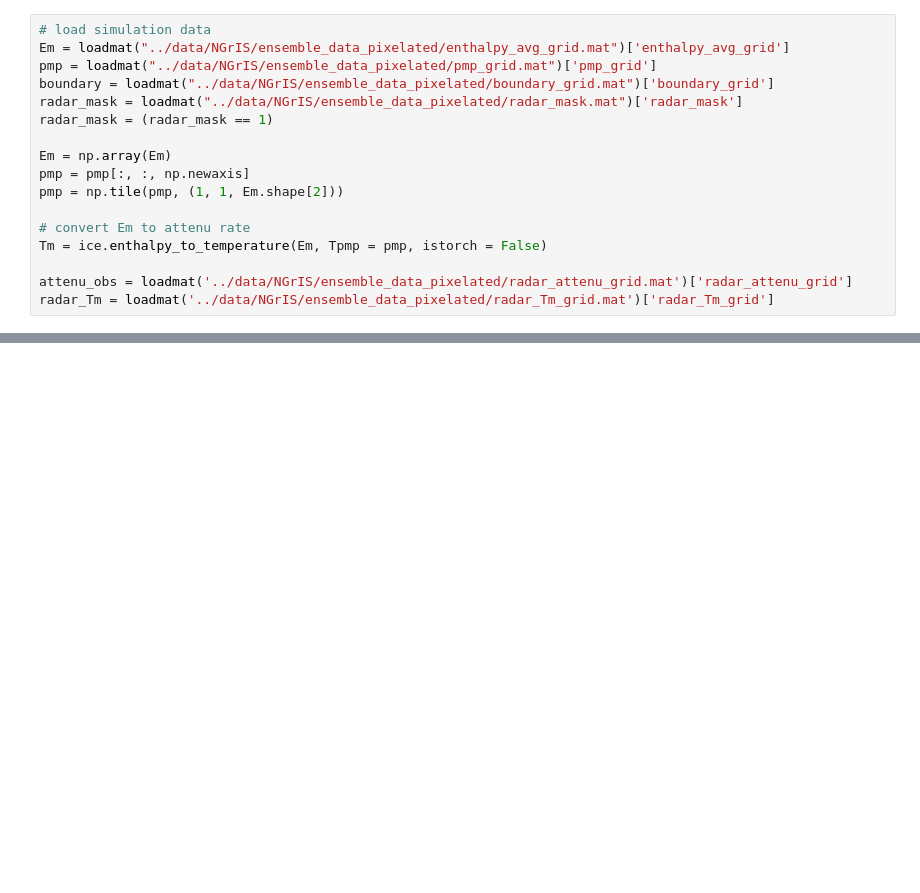
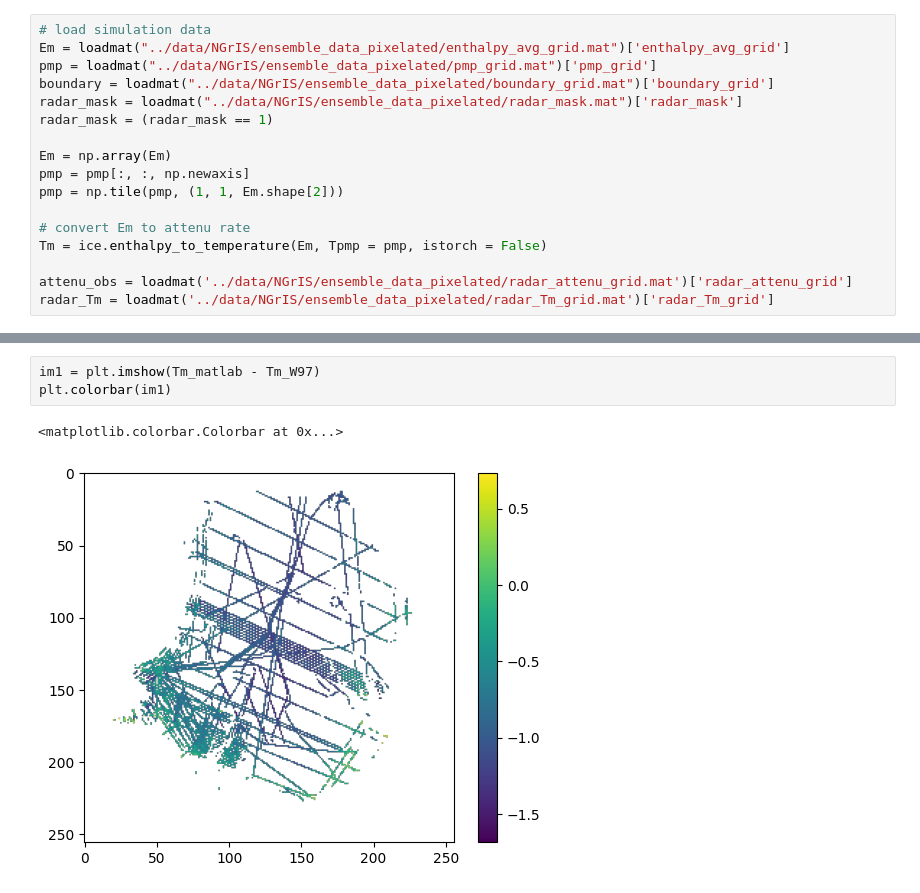
Before and after one commit to alastairyang/calibrated-prior, a Jupyter notebook: notebooks/attenu_with_chemistry.ipynb, the cells around one changed output, grey strips where cells are left out. Saved outputs shown, nothing was run; the diff lists cells and outputs as text; blank space fills up the shorter version.

```diff
--- a/notebooks/attenu_with_chemistry.ipynb
+++ b/notebooks/attenu_with_chemistry.ipynb
@@ -276,0 +312,6 @@ ax[2].legend(fontsize = 8)
+# %%
+im1 = plt.imshow(Tm_matlab - Tm_W97)
+plt.colorbar(im1)
+# %% [output]
+<matplotlib.colorbar.Colorbar at 0x...>
+[figure, added]
```
Also changed, not shown: parts of 12 cells of this notebook, 17 other files.
